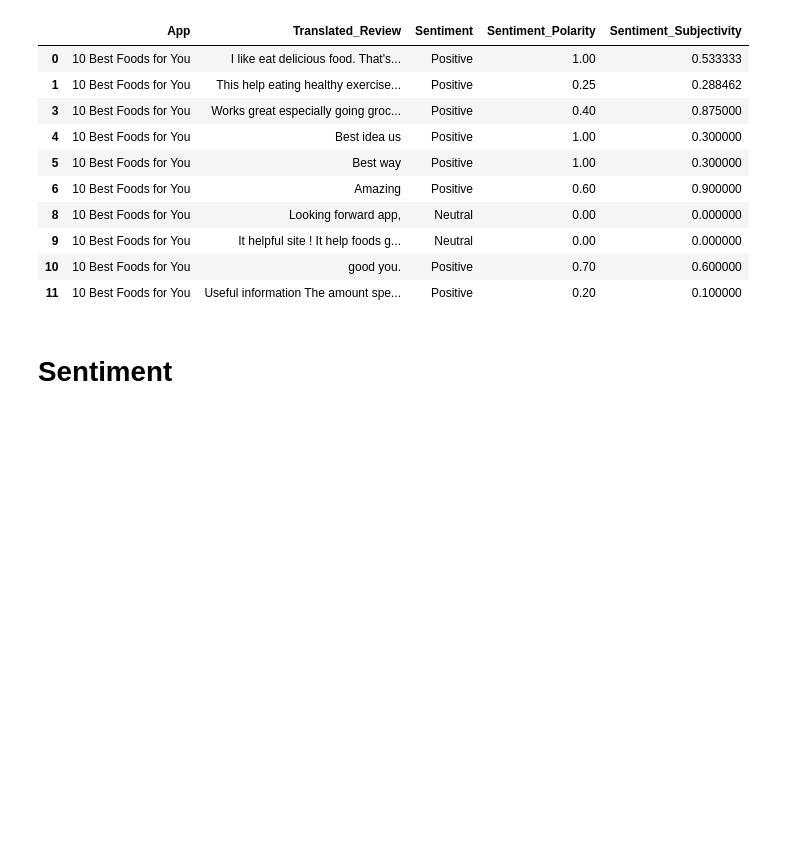
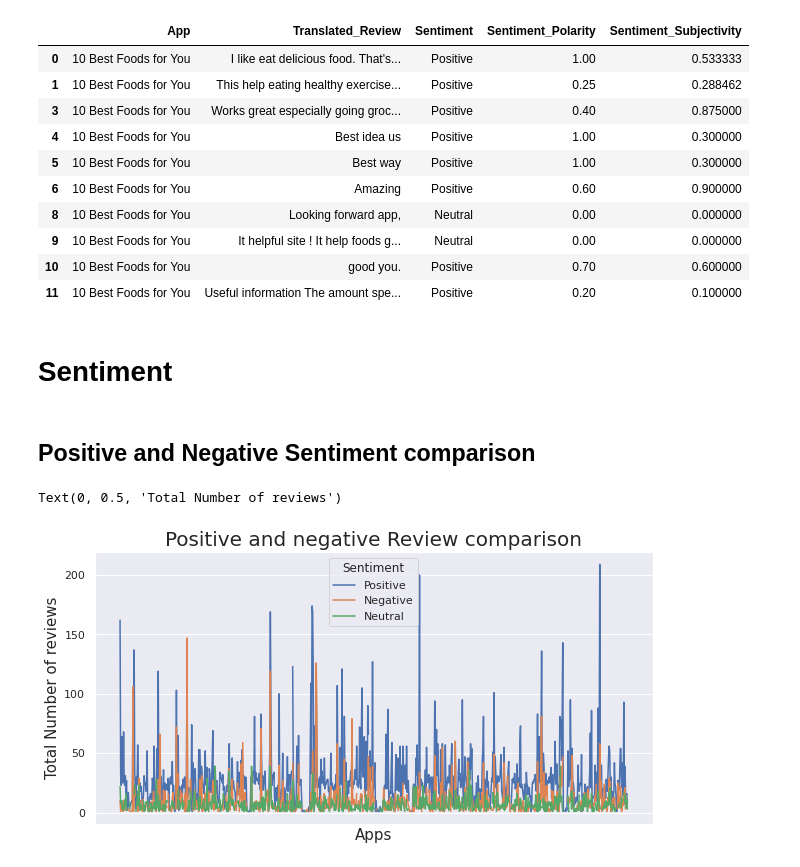
Before and after one commit to kuldeep-sngh/Play-Store-App-Review-Analysis, a Jupyter notebook: Play_Store_App_Review_Analysis_colab_notebook.ipynb, the cells around one changed output. Cells and saved outputs as stored; diff of their text form; code cells hidden in the pictures; blank space fills up the shorter version.

Commit message:
EDA-Play Store App Review Analysis-commit-6

```diff
--- a/Play_Store_App_Review_Analysis_colab_notebook.ipynb
+++ b/Play_Store_App_Review_Analysis_colab_notebook.ipynb
@@ -1017,3 +1051,19 @@ review_df.head(10)
 | 11 | 10 Best Foods for You | Useful information The amount spe... | Positive | 0.20 | 0.100000 |
 # %% [markdown]
 # Sentiment
+# %% [markdown]
+## Positive and Negative Sentiment comparison
+# %%
+# count positive , negative and neutral sentiments
+sent_df = review_df.groupby(['App' , 'Sentiment']).Sentiment.size().unstack()
+# %%
+# plot a line graph to compare positive and negative reviews.
+sent_df[['Positive', 'Negative' , 'Neutral']].plot()
+plt.xticks([], [])
+# plt.xticks(rotation = 40)
+plt.title('Positive and negative Review comparison' , fontsize = 20)
+plt.xlabel('Apps',fontsize = 15)
+plt.ylabel('Total Number of reviews' , fontsize = 15)
+# %% [output]
+Text(0, 0.5, 'Total Number of reviews')
+[figure, added]
```
Also changed, not shown: parts of 16 cells of this notebook.
